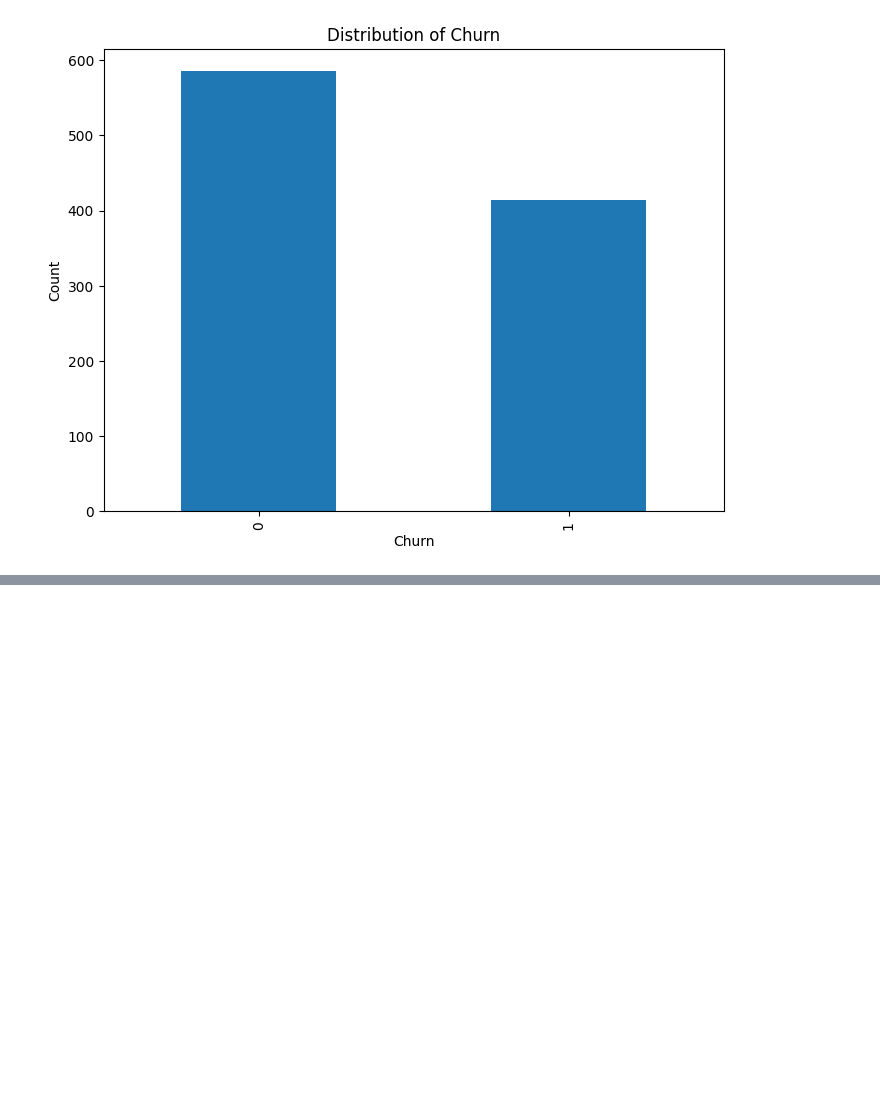
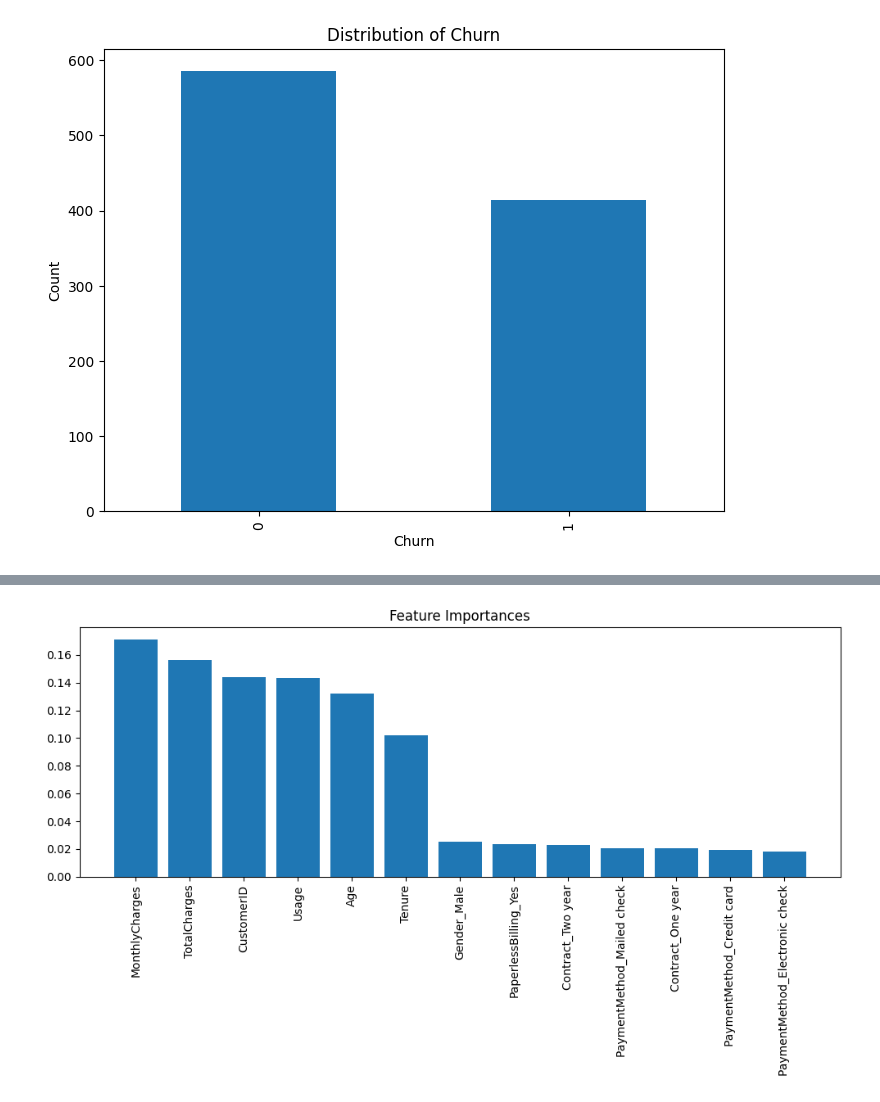
Before and after one commit to marswanttobeanalyst/customer-churn-prediction, a Jupyter notebook: Customer_churn_prediction.ipynb, the cells around one changed output, grey strips where cells are left out. Drawn from its saved outputs; the diff is of its cells as text; code cells hidden in the pictures; blank space fills up the shorter version.

Commit message:
Add feature importance analysis

```diff
--- a/Customer_churn_prediction.ipynb
+++ b/Customer_churn_prediction.ipynb
@@ -127,0 +128,18 @@ Neural Network Metrics: {'accuracy': 0.615, 'precision': 0.5172413793103449, 're
+# %%
+import matplotlib.pyplot as plt
+
+def plot_feature_importance(model, X):
+    importances = model.feature_importances_
+    indices = np.argsort(importances)[::-1]
+    feature_names = X.columns
+
+    plt.figure(figsize=(10, 6))
+    plt.title("Feature Importances")
+    plt.bar(range(X.shape[1]), importances[indices])
+    plt.xticks(range(X.shape[1]), [feature_names[i] for i in indices], rotation=90)
+    plt.tight_layout()
+    plt.show()
+
+plot_feature_importance(rf_model, X)
+# %% [output]
+[figure, added]
```
Also changed, not shown: parts of 1 cell of this notebook.
